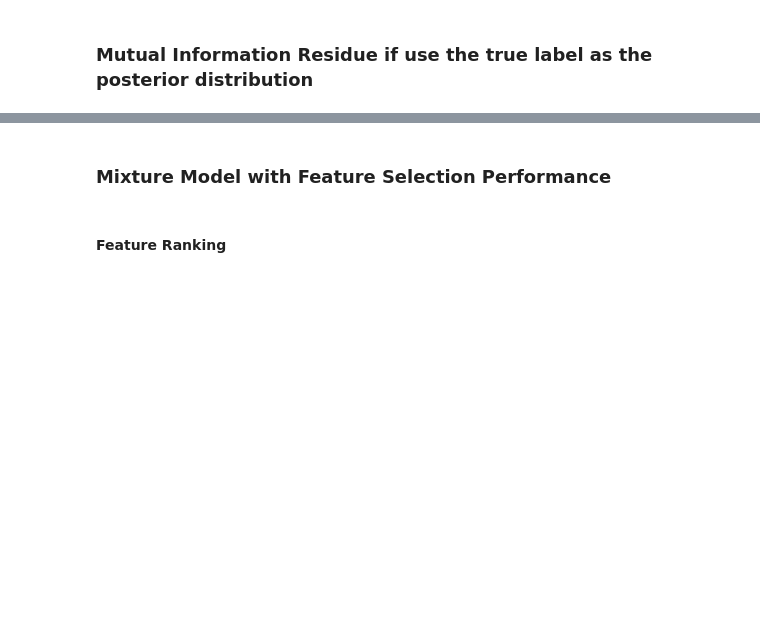
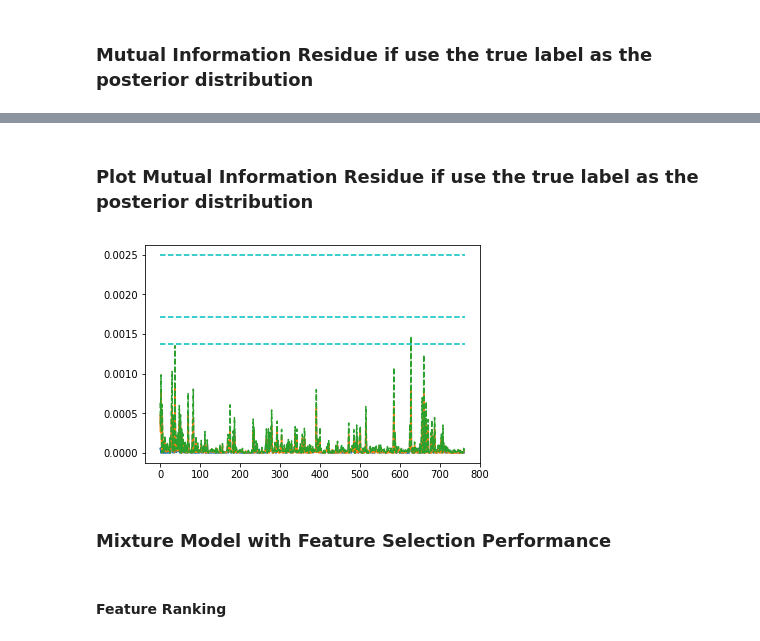
Before and after one commit to zyzzhaoyuzhe/MDPD, a Jupyter notebook: python/Crowdsourcing.ipynb, the cells around one changed output, grey strips where cells are left out. Cells and saved outputs as stored; diff of their text form; code cells hidden in the pictures; blank space fills up the shorter version.

```diff
--- a/python/Crowdsourcing.ipynb
+++ b/python/Crowdsourcing.ipynb
@@ -38,7 +56,7 @@ label = Crowd_Sourcing_Readers.read_label(os.path.join(folder, 'trec_truth.txt')
 # %%
-folder = '/media/vzhao/Data/crowdsourcing_datasets/web'
-train = Crowd_Sourcing_Readers.read_data(os.path.join(folder, 'web_crowd.txt'))
-label = Crowd_Sourcing_Readers.read_label(os.path.join(folder, 'web_truth.txt'))
-lock = np.zeros(train.shape[1:])
+reader = Crowd_Sourcing_Readers(os.path.join(folder, 'web', 'web_crowd.txt'), os.path.join(folder, 'web', 'web_truth.txt'))
+train, label = reader.data, reader.labels
+lock = np.zeros(train.shape[1:],dtype=np.bool)
 lock[:, -1] = 1
+print train.shape
 # %% [output]
@@ -50,8 +68,9 @@ lock[:, -1] = 1
 # %% [markdown]
 ### Original Mutual Information Residue
 # %%
+%%time
 # Original mutual information residue (G score)
-score = MDPD.utils.Feature_Selection.MI_score(train, rm_diag=True, lock=lock)
+score_origin = utils.Feature_Selection.MI_score(train, rm_diag=True, lock=lock)
 dim = train.shape[1]
-print np.sum(score) / (dim * (dim-1))
+print np.sum(score_origin) / (dim * (dim-1))
 # %% [output]
@@ -66,9 +87,11 @@ def label2logpost(label, ncomp):
     for i in xrange(nsample):
         post[i, label[i]] = 1
     return np.log(post)
-log_post = label2logpost(label,5)
+log_post = label2logpost(label,label.max()+1)
+utils.log_replace_neginf(log_post)
 # %%
-score, weighted = MDPD.utils.Feature_Selection.MI_score_conditional(train, log_post, rm_diag=True)
+%%time
+score, weighted = MDPD.utils.Feature_Selection.MI_score_conditional(train, log_post, rm_diag=True, lock=lock)
 sigmas = score.sum(axis=1) * weighted[np.newaxis, :]
 print 'Mutual Information Residue if use the true label as the posterior distribution'
 print np.sum(sigmas) / (dim * (dim - 1))
@@ -103,3 +114,16 @@ print percentiles
+# %% [markdown]
+### Plot Mutual Information Residue if use the true label as the posterior distribution
+# %%
+plt.figure()
+for k in xrange(train.shape[2]-1 if np.any(lock) else train.shape[2]):
+    plt.plot(sigmas[:,k]/(dim-1))
+plt.plot(score_origin.sum(axis=1)/(dim-1), '--')
+# plot reference G statistics
+for foo in percentiles[:3]:
+    plt.plot([0, len(score)], [foo, foo], 'c--')
+plt.show()
+# %% [output]
+[figure, added]
 # %% [markdown]
 ### Mixture Model with Feature Selection Performance
 # %% [markdown]
```
Also changed, not shown: parts of 19 cells of this notebook, 4 other files.
